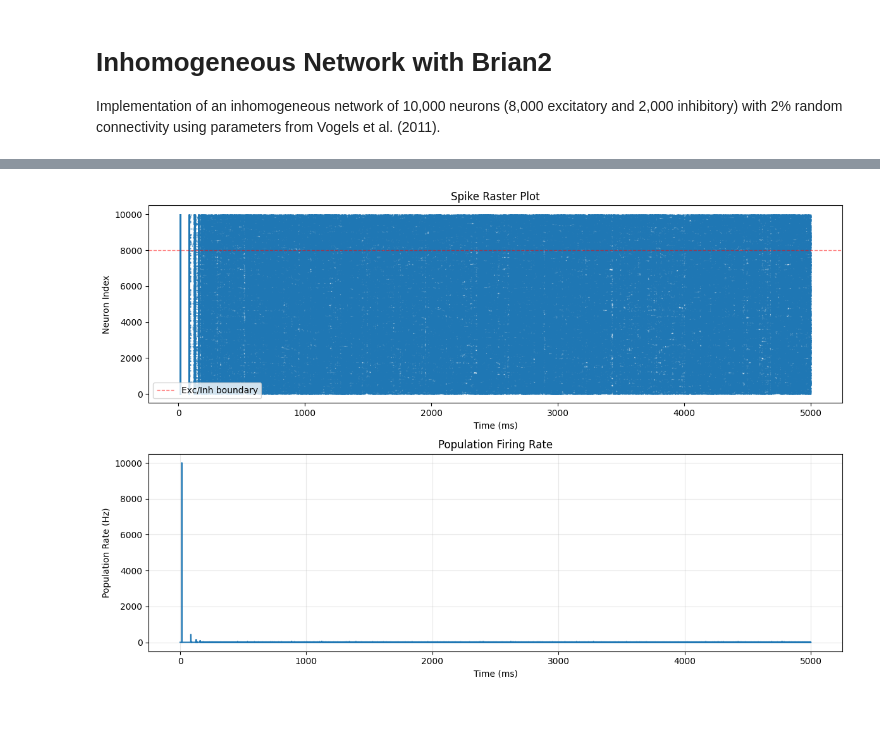
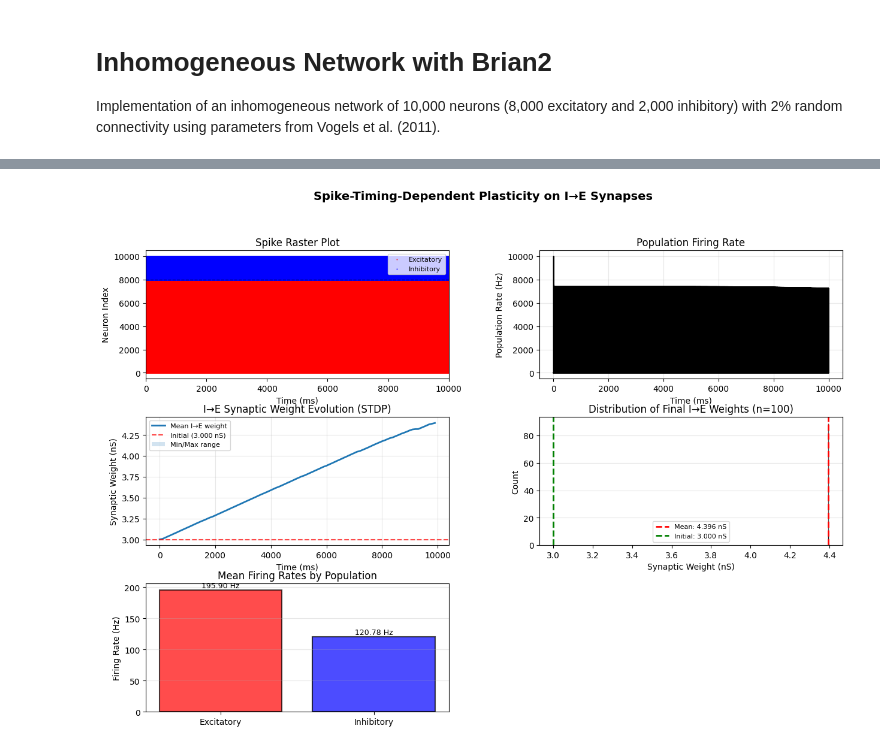
Before and after one commit to m-buschmann/balancing_networks, a Jupyter notebook: project.ipynb, the cells around one changed output, grey strips where cells are left out. Drawn from its saved outputs; the diff is of its cells as text; code cells hidden in the pictures; blank space fills up the shorter version.

```diff
--- a/project.ipynb
+++ b/project.ipynb
@@ -96,6 +156,12 @@ Inhibitory synapses: 399819
 spike_mon = SpikeMonitor(all_neurons)
 rate_mon = PopulationRateMonitor(all_neurons)
 
+# Monitor I->E synaptic weights and other plasticity metrics
+ie_weights_mon = StateMonitor(
+    ie_synapses, "w", record=range(min(100, len(ie_synapses))), dt=100 * ms
+)
+
 print("Network setup complete")
+print(f"Total synapses: {len(synapses_static) + len(ie_synapses) + len(synapses_ii)}")
 # %% [output]
 Network setup complete
@@ -112,21 +247,83 @@ Average firing rate: 52.79 Hz
 # %%
-fig, (ax1, ax2) = plt.subplots(2, 1, figsize=(12, 8))
+fig = plt.figure(figsize=(15, 10))
+gs = fig.add_gridspec(3, 2, hspace=0.3, wspace=0.3)
 
-# Raster plot
-ax1.scatter(spike_mon.t/ms, spike_mon.i, s=0.5, alpha=0.6)
+# 1. Raster plot (top left)
+ax1 = fig.add_subplot(gs[0, 0])
+spikes_exc = (spike_mon.i < N_exc)
+spikes_inh = (spike_mon.i >= N_exc)
+ax1.scatter(spike_mon.t[spikes_exc]/ms, spike_mon.i[spikes_exc],
+           s=0.5, alpha=0.6, c='red', label='Excitatory')
+ax1.scatter(spike_mon.t[spikes_inh]/ms, spike_mon.i[spikes_inh],
+           s=0.5, alpha=0.6, c='blue', label='Inhibitory')
 ax1.set_xlabel('Time (ms)')
 ax1.set_ylabel('Neuron Index')
 ax1.set_title('Spike Raster Plot')
-ax1.axhline(N_exc, color='red', linestyle='--', linewidth=1, alpha=0.5, label='Exc/Inh boundary')
-ax1.legend()
+ax1.axhline(N_exc, color='black', linestyle='--', linewidth=1, alpha=0.5)
+ax1.legend(fontsize=8)
+ax1.set_xlim(0, 10000)
 
-# Population rate
-ax2.plot(rate_mon.t/ms, rate_mon.rate/Hz, linewidth=1.5)
+# 2. Population rate (top right)
+ax2 = fig.add_subplot(gs[0, 1])
+ax2.plot(rate_mon.t/ms, rate_mon.rate/Hz, linewidth=1.5, color='black')
 ax2.set_xlabel('Time (ms)')
 ax2.set_ylabel('Population Rate (Hz)')
 ax2.set_title('Population Firing Rate')
 ax2.grid(True, alpha=0.3)
 
-plt.tight_layout()
+# 3. I->E weight evolution (middle left)
+ax3 = fig.add_subplot(gs[1, 0])
+# Plot evolution of mean I->E weight
+mean_weights = np.mean(ie_weights_mon.w, axis=0) / nS
+times_ie = ie_weights_mon.t / ms
+ax3.plot(times_ie, mean_weights, linewidth=2, label='Mean I→E weight')
+ax3.axhline(float(w_IE_init/nS), color='red', linestyle='--', linewidth=1.5,
+           alpha=0.7, label=f'Initial ({float(w_IE_init/nS):.3f} nS)')
+ax3.fill_between(times_ie,
+                np.min(ie_weights_mon.w, axis=0)/nS,
+                np.max(ie_weights_mon.w, axis=0)/nS,
+                alpha=0.2, label='Min/Max range')
+ax3.set_xlabel('Time (ms)')
+ax3.set_ylabel('Synaptic Weight (nS)')
+ax3.set_title('I→E Synaptic Weight Evolution (STDP)')
+ax3.legend(fontsize=8)
+ax3.grid(True, alpha=0.3)
+
+# 4. Distribution of final I->E weights (middle right)
+ax4 = fig.add_subplot(gs[1, 1])
+final_weights = ie_weights_mon.w[:, -1] / nS
+ax4.hist(final_weights, bins=50, edgecolor='black', alpha=0.7, color='steelblue')
+ax4.axvline(np.mean(final_weights), color='red', linestyle='--', linewidth=2,
+           label=f'Mean: {np.mean(final_weights):.3f} nS')
+ax4.axvline(float(w_IE_init/nS), color='green', linestyle='--', linewidth=2,
+           label=f'Initial: {float(w_IE_init/nS):.3f} nS')
+ax4.set_xlabel('Synaptic Weight (nS)')
+ax4.set_ylabel('Count')
+ax4.set_title(f'Distribution of Final I→E Weights (n={len(final_weights)})')
+ax4.legend(fontsize=8)
+ax4.grid(True, alpha=0.3, axis='y')
+
+# 5. Firing rates by population (bottom left)
+ax5 = fig.add_subplot(gs[2, 0])
+exc_spikes = np.sum(spike_mon.i < N_exc)
+inh_spikes = np.sum(spike_mon.i >= N_exc)
+exc_rate = exc_spikes / N_exc / float(10*second / second)
+inh_rate = inh_spikes / N_inh / float(10*second / second)
+populations = ['Excitatory', 'Inhibitory']
+rates = [exc_rate, inh_rate]
+colors = ['red', 'blue']
+bars = ax5.bar(populations, rates, color=colors, alpha=0.7, edgecolor='black', linewidth=1.5)
+ax5.set_ylabel('Firing Rate (Hz)')
+ax5.set_title('Mean Firing Rates by Population')
+ax5.grid(True, alpha=0.3, axis='y')
+# Add value labels on bars
+for bar, rate in zip(bars, rates):
+    height = bar.get_height()
+    ax5.text(bar.get_x() + bar.get_width()/2., height,
+            f'{rate:.2f} Hz', ha='center', va='bottom', fontsize=9)
+
+
+
+plt.suptitle('Spike-Timing-Dependent Plasticity on I→E Synapses', fontsize=14, fontweight='bold')
 plt.show()
 # %% [output]
@@ -133 +331 @@ plt.show()
-[figure, old version]
+[figure, new version]
```
Also changed, not shown: parts of 9 cells of this notebook.
